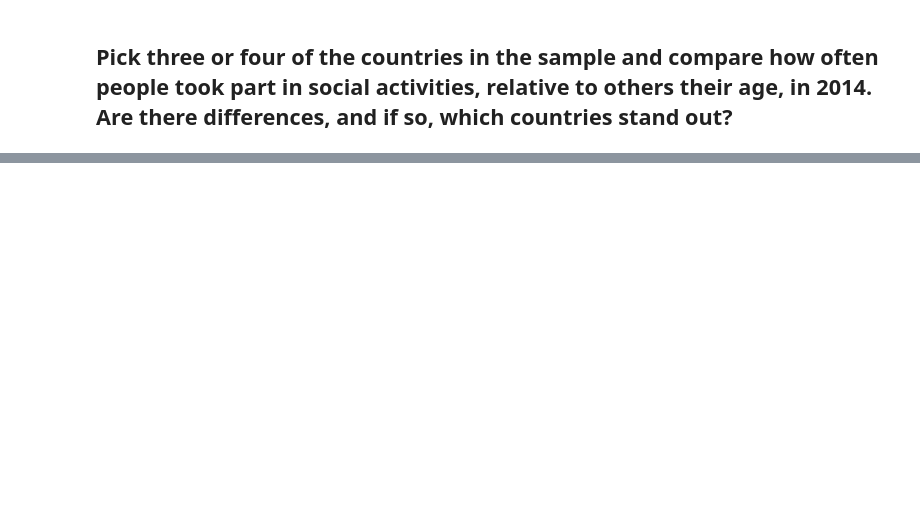
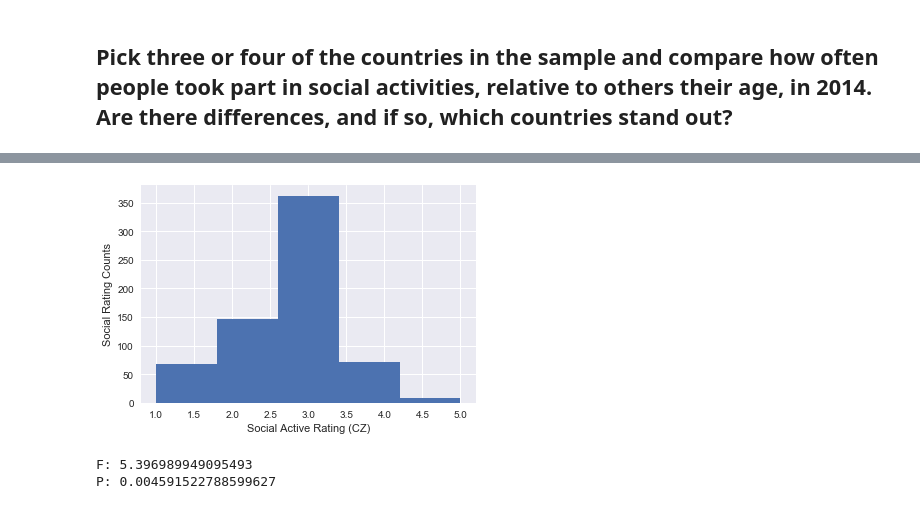
Before and after one commit to brendanmcgivern/data-science, a Jupyter notebook: stats/distribution_comparisons.ipynb, the cells around one changed output, grey strips where cells are left out. Saved outputs shown, nothing was run; the diff lists cells and outputs as text; code cells hidden in the pictures; blank space fills up the shorter version.

```diff
--- a/stats/distribution_comparisons.ipynb
+++ b/stats/distribution_comparisons.ipynb
@@ -346,0 +382,19 @@ Multiple Comparison of Means - Tukey HSD,FWER=0.05
+# %%
+# sclact
+_ = plt.hist(df_2014[df_2014['cntry'] == 'CZ']['sclact'], bins=5)
+_ = plt.xlabel('Social Active Rating (CZ)')
+_ = plt.ylabel('Social Rating Counts')
+plt.show()
+# %% [output]
+[figure, added]
+# %%
+F, p = stats.f_oneway(
+    df_2014[df_2014['cntry'] == 'CH']['sclact'],
+    df_2014[df_2014['cntry'] == 'NO']['sclact'],
+    df_2014[df_2014['cntry'] == 'CZ']['sclact'])
+
+print(f'F: {F}')
+print(f'P: {p}\n')
+# %% [output]
+F: 5.396989949095493
+P: 0.004591522788599627
```
Also changed, not shown: parts of 12 cells of this notebook.
